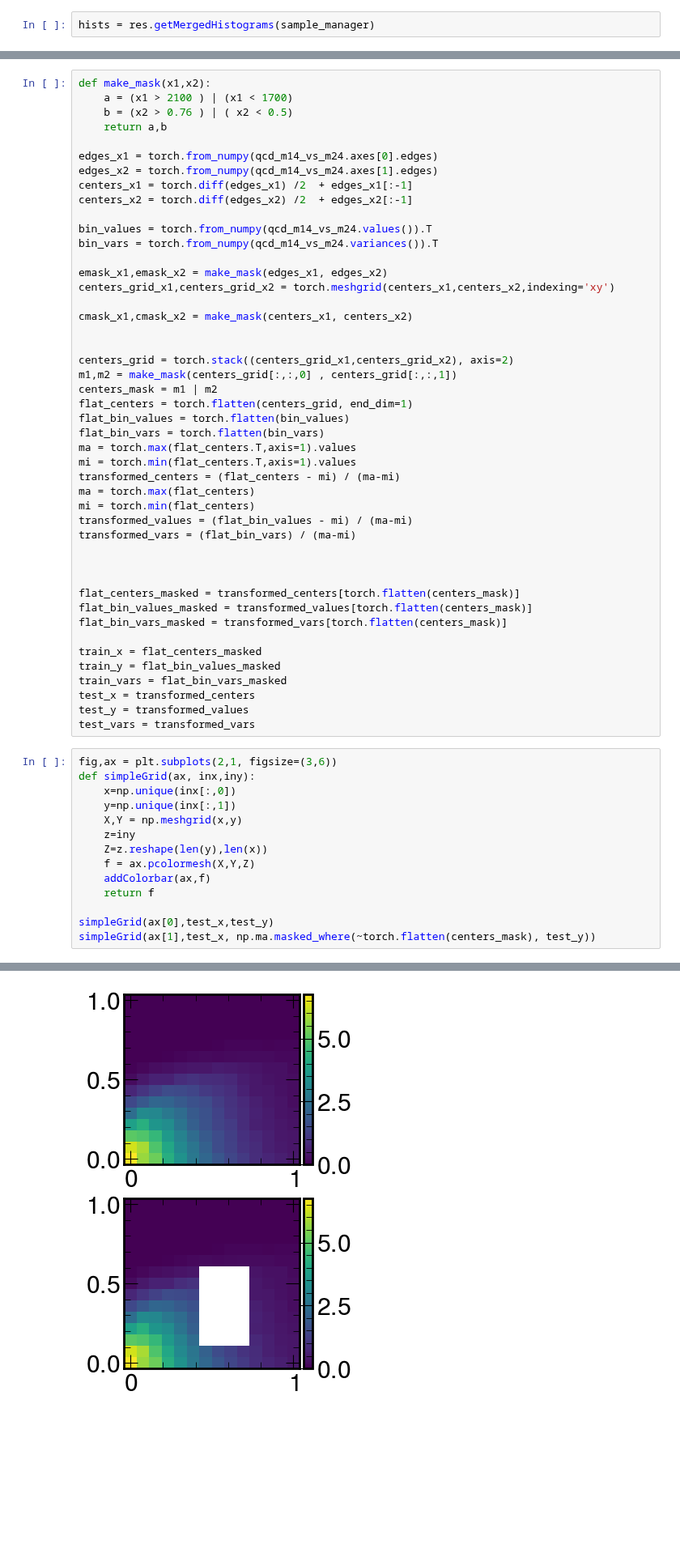
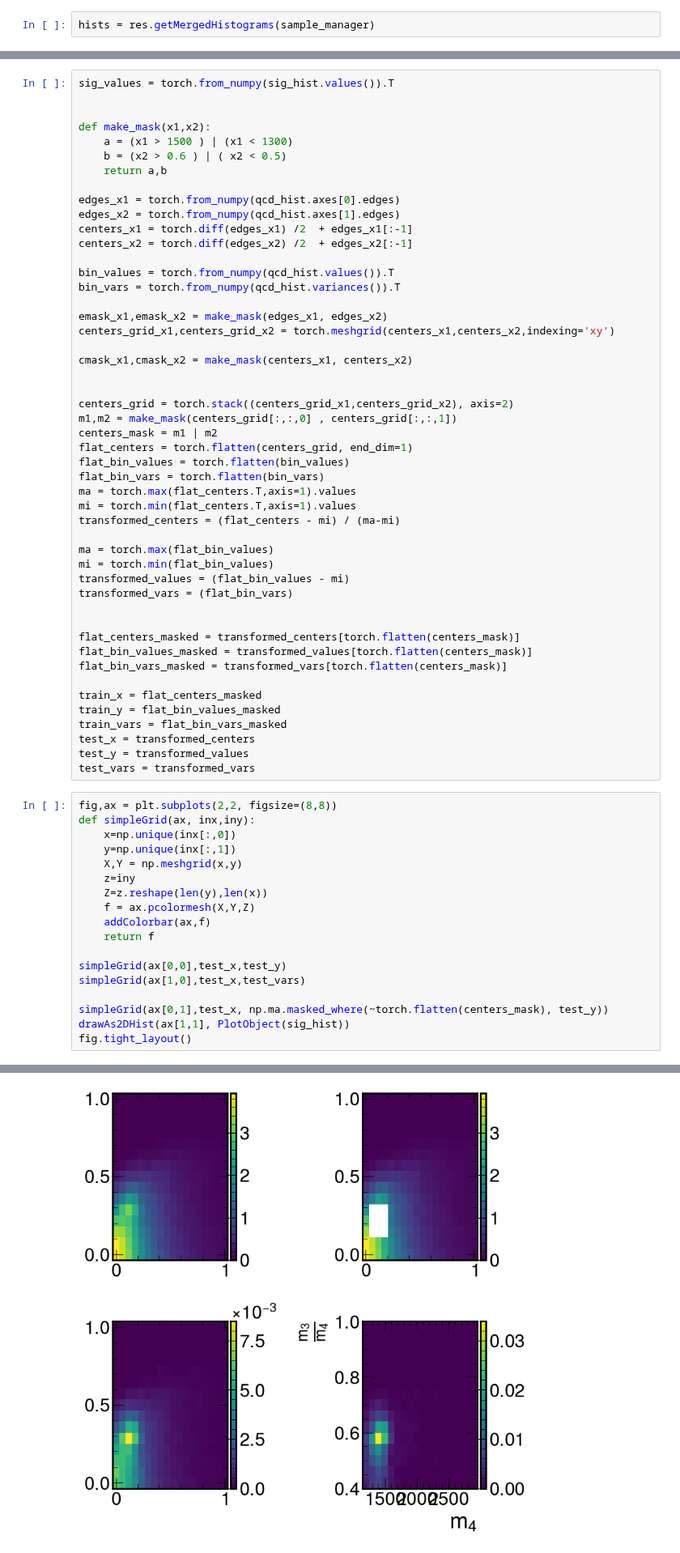
Before and after one commit to UMN-CMS/SingleStopCoffea, a Jupyter notebook: notebooks/multidim_fit.ipynb, the cells around one changed output, grey strips where cells are left out. Shown at 81% size. Drawn from its saved outputs; the diff is of its cells as text; blank space fills up the shorter version.

```diff
--- a/notebooks/multidim_fit.ipynb
+++ b/notebooks/multidim_fit.ipynb
@@ -62,16 +69,19 @@ _ = drawAs2DHist(PlotObject(sig_m14_vs_m24))
 # %%
+sig_values = torch.from_numpy(sig_hist.values()).T
+
+
 def make_mask(x1,x2):
-    a = (x1 > 2100 ) | (x1 < 1700)
-    b = (x2 > 0.76 ) | ( x2 < 0.5)
+    a = (x1 > 1500 ) | (x1 < 1300)
+    b = (x2 > 0.6 ) | ( x2 < 0.5)
     return a,b
 
-edges_x1 = torch.from_numpy(qcd_m14_vs_m24.axes[0].edges)
-edges_x2 = torch.from_numpy(qcd_m14_vs_m24.axes[1].edges)
+edges_x1 = torch.from_numpy(qcd_hist.axes[0].edges)
+edges_x2 = torch.from_numpy(qcd_hist.axes[1].edges)
 centers_x1 = torch.diff(edges_x1) /2  + edges_x1[:-1]
 centers_x2 = torch.diff(edges_x2) /2  + edges_x2[:-1]
 
-bin_values = torch.from_numpy(qcd_m14_vs_m24.values()).T
-bin_vars = torch.from_numpy(qcd_m14_vs_m24.variances()).T
+bin_values = torch.from_numpy(qcd_hist.values()).T
+bin_vars = torch.from_numpy(qcd_hist.variances()).T
 
 emask_x1,emask_x2 = make_mask(edges_x1, edges_x2)
 centers_grid_x1,centers_grid_x2 = torch.meshgrid(centers_x1,centers_x2,indexing='xy')
@@ -88,11 +98,11 @@ flat_bin_vars = torch.flatten(bin_vars)
 ma = torch.max(flat_centers.T,axis=1).values
 mi = torch.min(flat_centers.T,axis=1).values
 transformed_centers = (flat_centers - mi) / (ma-mi)
-ma = torch.max(flat_centers)
-mi = torch.min(flat_centers)
-transformed_values = (flat_bin_values - mi) / (ma-mi)
-transformed_vars = (flat_bin_vars) / (ma-mi)
 
+ma = torch.max(flat_bin_values)
+mi = torch.min(flat_bin_values)
+transformed_values = (flat_bin_values - mi)
+transformed_vars = (flat_bin_vars)
 
 
 flat_centers_masked = transformed_centers[torch.flatten(centers_mask)]
@@ -106,7 +116,7 @@ test_x = transformed_centers
 test_y = transformed_values
 test_vars = transformed_vars
 # %%
-fig,ax = plt.subplots(2,1, figsize=(3,6))
+fig,ax = plt.subplots(2,2, figsize=(8,8))
 def simpleGrid(ax, inx,iny):
     x=np.unique(inx[:,0])
     y=np.unique(inx[:,1])
@@ -117,6 +127,10 @@ def simpleGrid(ax, inx,iny):
     addColorbar(ax,f)
     return f
 
-simpleGrid(ax[0],test_x,test_y)
-simpleGrid(ax[1],test_x, np.ma.masked_where(~torch.flatten(centers_mask), test_y))
+simpleGrid(ax[0,0],test_x,test_y)
+simpleGrid(ax[1,0],test_x,test_vars)
+
+simpleGrid(ax[0,1],test_x, np.ma.masked_where(~torch.flatten(centers_mask), test_y))
+drawAs2DHist(ax[1,1], PlotObject(sig_hist))
+fig.tight_layout()
 # %% [output]
@@ -124,3 +137,3 @@ simpleGrid(ax[1],test_x, np.ma.masked_where(~torch.flatten(centers_mask), test_y
-[figure, old version]
+[figure, new version]
 # %%
 # We will use the simplest form of GP model, exact inference
```
Also changed, not shown: parts of 13 cells of this notebook.
